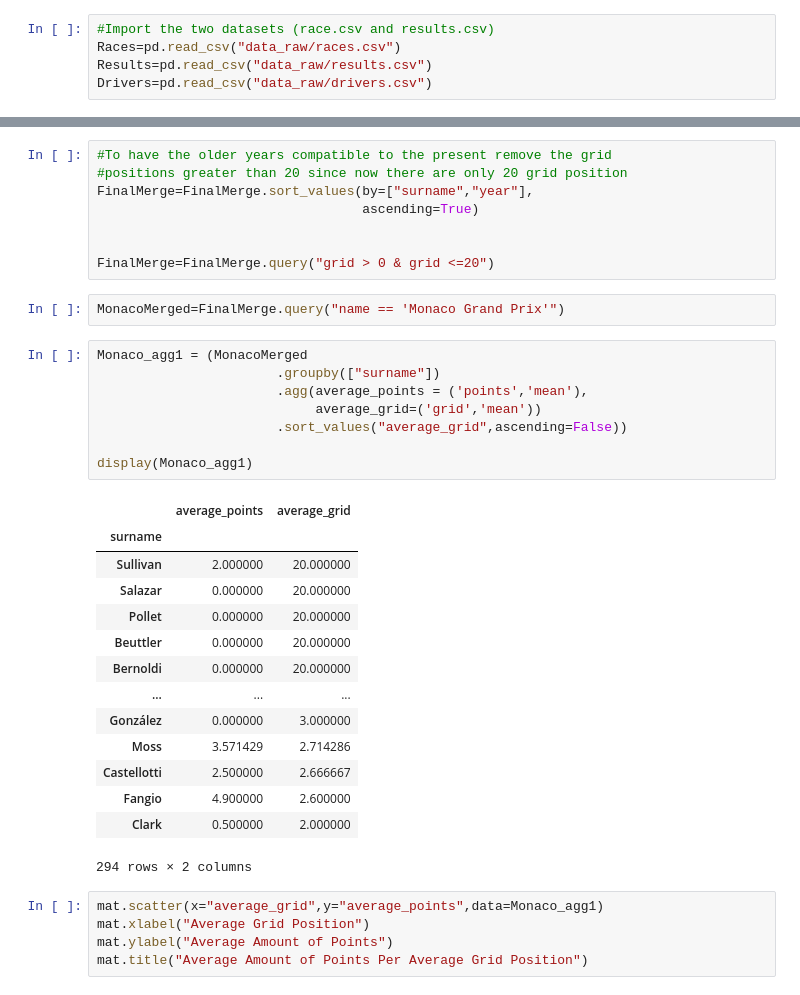
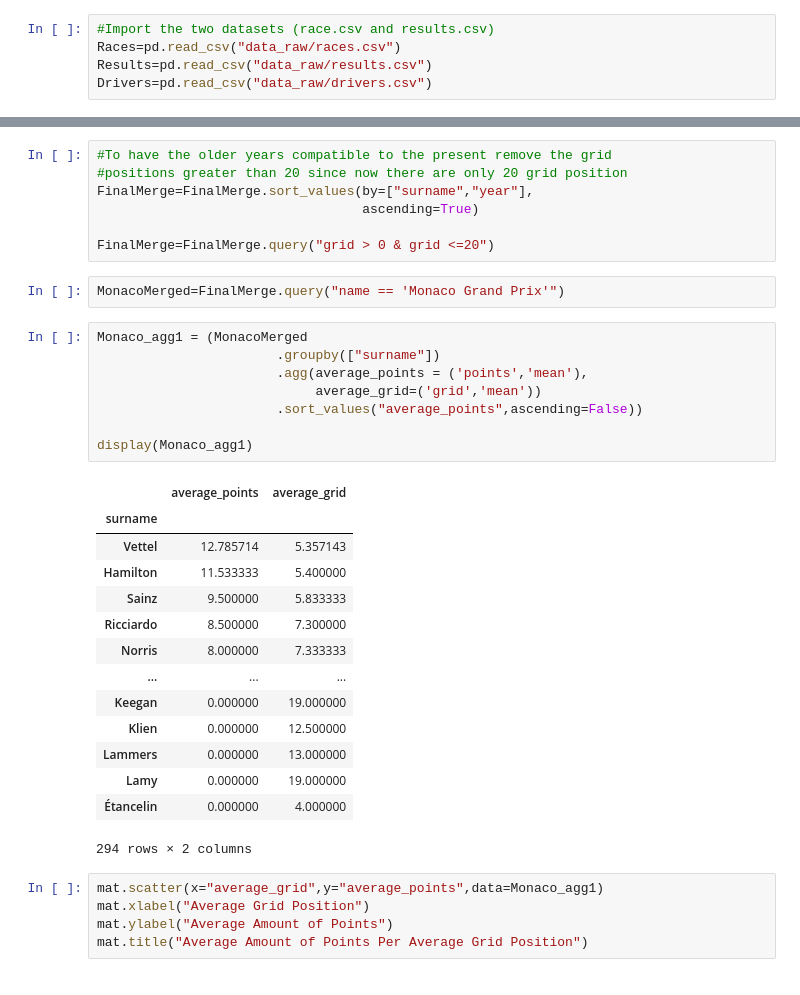
Before and after one commit to MannyBett/EmoryQTM151, a Jupyter notebook: Lecture 22/final_project/Final Project Notebook.ipynb, the cells around one changed output, grey strips where cells are left out. Drawn from its saved outputs; the diff is of its cells as text.

```diff
--- a/Lecture 22/final_project/Final Project Notebook.ipynb
+++ b/Lecture 22/final_project/Final Project Notebook.ipynb
@@ -48,32 +48,31 @@ FinalMerge.describe()
 FinalMerge=FinalMerge.sort_values(by=["surname","year"],
                                   ascending=True)
 
-
 FinalMerge=FinalMerge.query("grid > 0 & grid <=20")
 # %%
 MonacoMerged=FinalMerge.query("name == 'Monaco Grand Prix'")
 # %%
 Monaco_agg1 = (MonacoMerged
                        .groupby(["surname"])
                        .agg(average_points = ('points','mean'),
                             average_grid=('grid','mean'))
-                       .sort_values("average_grid",ascending=False))
+                       .sort_values("average_points",ascending=False))
 
 display(Monaco_agg1)
 # %% [output]
 |  | average_points | average_grid |
 | surname |  |  |
-| Sullivan | 2.000000 | 20.000000 |
-| Salazar | 0.000000 | 20.000000 |
-| Pollet | 0.000000 | 20.000000 |
-| Beuttler | 0.000000 | 20.000000 |
-| Bernoldi | 0.000000 | 20.000000 |
+| Vettel | 12.785714 | 5.357143 |
+| Hamilton | 11.533333 | 5.400000 |
+| Sainz | 9.500000 | 5.833333 |
+| Ricciardo | 8.500000 | 7.300000 |
+| Norris | 8.000000 | 7.333333 |
 | ... | ... | ... |
-| González | 0.000000 | 3.000000 |
-| Moss | 3.571429 | 2.714286 |
-| Castellotti | 2.500000 | 2.666667 |
-| Fangio | 4.900000 | 2.600000 |
-| Clark | 0.500000 | 2.000000 |
+| Keegan | 0.000000 | 19.000000 |
+| Klien | 0.000000 | 12.500000 |
+| Lammers | 0.000000 | 13.000000 |
+| Lamy | 0.000000 | 19.000000 |
+| Étancelin | 0.000000 | 4.000000 |
 294 rows × 2 columns
 # %%
 mat.scatter(x="average_grid",y="average_points",data=Monaco_agg1)
```
Also changed, not shown: parts of 5 cells of this notebook, 1 other file.
